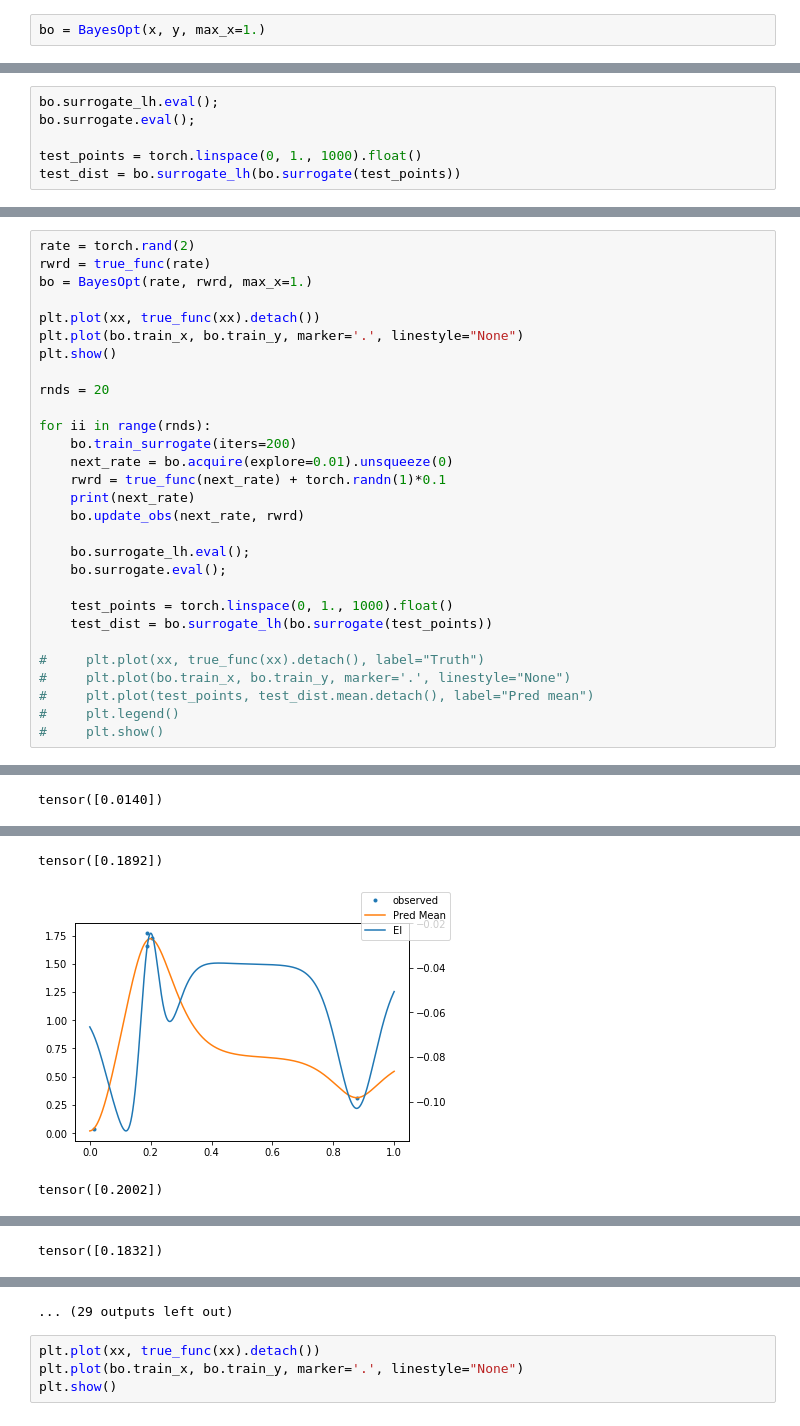
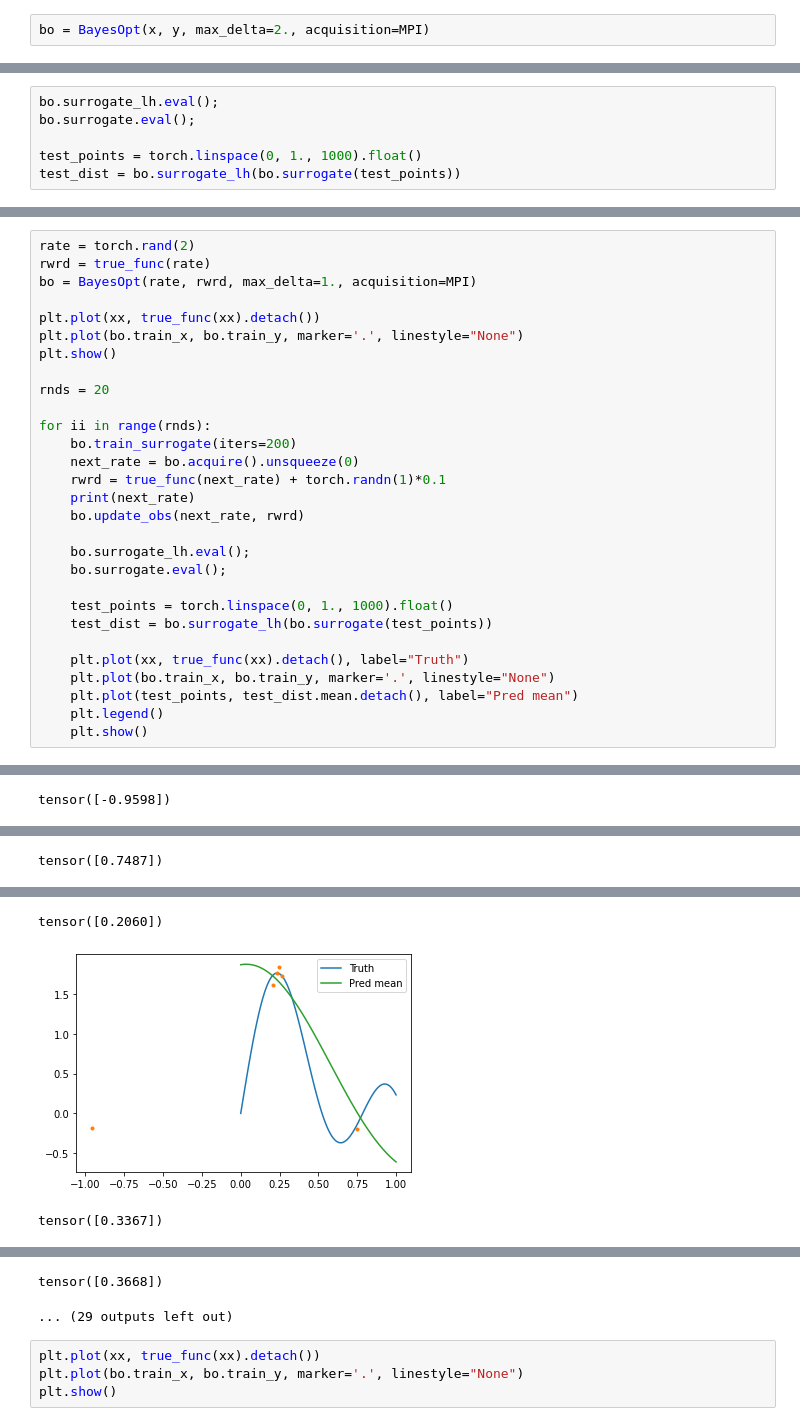
Before and after one commit to g-benton/PCC-RL, a Jupyter notebook: Notebooks/bayes_opt_tester.ipynb, the cells around one changed output, grey strips where cells are left out. Saved outputs shown, nothing was run; the diff lists cells and outputs as text.

```diff
--- a/Notebooks/bayes_opt_tester.ipynb
+++ b/Notebooks/bayes_opt_tester.ipynb
@@ -30,5 +30,5 @@ plt.show()
 # %%
-bo = BayesOpt(x, y, max_x=1.)
+bo = BayesOpt(x, y, max_delta=2., acquisition=MPI)
 # %%
 bo.train_surrogate(iters=200)
 # %%
@@ -53,7 +51,7 @@ tensor(0.)
 # %%
 rate = torch.rand(2)
 rwrd = true_func(rate)
-bo = BayesOpt(rate, rwrd, max_x=1.)
+bo = BayesOpt(rate, rwrd, max_delta=1., acquisition=MPI)
 
 plt.plot(xx, true_func(xx).detach())
 plt.plot(bo.train_x, bo.train_y, marker='.', linestyle="None")
@@ -63,7 +61,7 @@ rnds = 20
 
 for ii in range(rnds):
     bo.train_surrogate(iters=200)
-    next_rate = bo.acquire(explore=0.01).unsqueeze(0)
+    next_rate = bo.acquire().unsqueeze(0)
     rwrd = true_func(next_rate) + torch.randn(1)*0.1
     print(next_rate)
     bo.update_obs(next_rate, rwrd)
@@ -74,9 +72,9 @@ for ii in range(rnds):
     test_points = torch.linspace(0, 1., 1000).float()
     test_dist = bo.surrogate_lh(bo.surrogate(test_points))
 
-#     plt.plot(xx, true_func(xx).detach(), label="Truth")
-#     plt.plot(bo.train_x, bo.train_y, marker='.', linestyle="None")
-#     plt.plot(test_points, test_dist.mean.detach(), label="Pred mean")
-#     plt.legend()
-#     plt.show()
+    plt.plot(xx, true_func(xx).detach(), label="Truth")
+    plt.plot(bo.train_x, bo.train_y, marker='.', linestyle="None")
+    plt.plot(test_points, test_dist.mean.detach(), label="Pred mean")
+    plt.legend()
+    plt.show()
 # %% [output]
@@ -85,0 +84 @@ tensor([0.1882])
+tensor([-0.9598])
@@ -87 +86 @@ tensor([0.1882])
-tensor([0.0140])
+tensor([0.7487])
@@ -89,3 +88,3 @@ tensor([0.0140])
-tensor([0.1892])
+tensor([0.2060])
-[figure, old version]
+[figure, new version]
-tensor([0.2002])
+tensor([0.3367])
@@ -93 +91,0 @@ tensor([0.2002])
-tensor([0.1832])
@@ -95,4 +92,5 @@ tensor([0.1832])
-... (29 outputs left out)
+tensor([0.3668])
+... (29 outputs left out)
 # %%
 plt.plot(xx, true_func(xx).detach())
 plt.plot(bo.train_x, bo.train_y, marker='.', linestyle="None")
```
Also changed, not shown: parts of 6 cells of this notebook, 3 other files.
